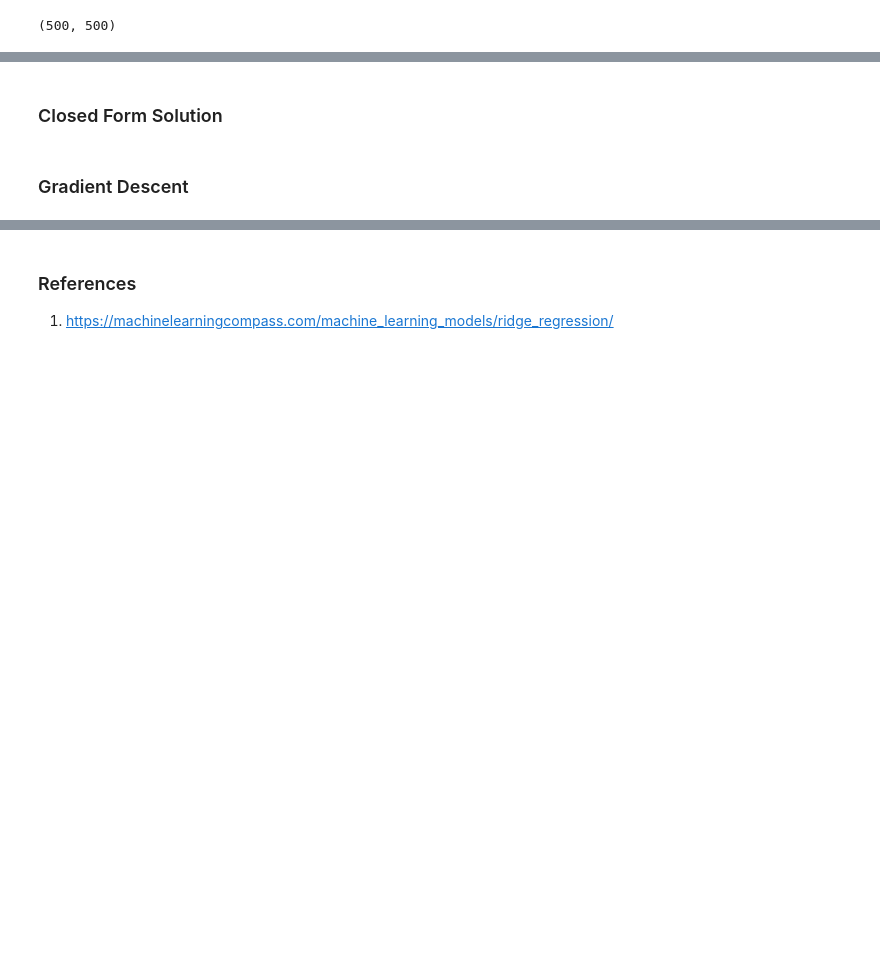
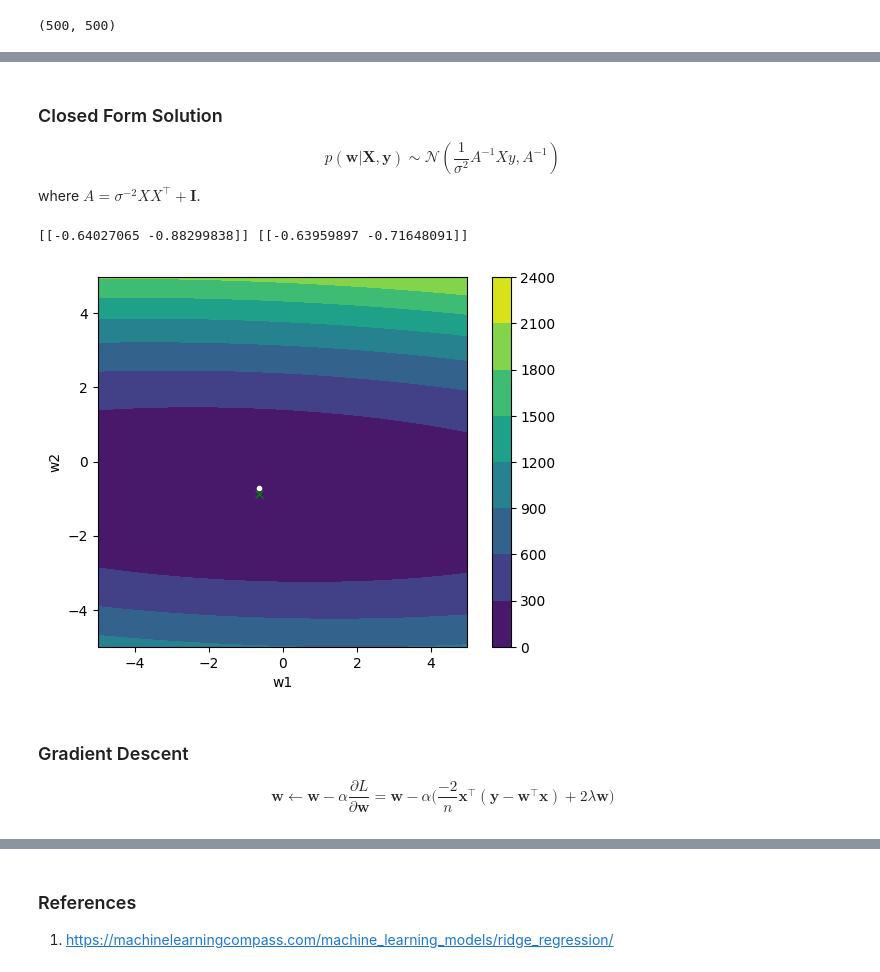
Before and after one commit to zcemycl/mlreading-hub, a Jupyter notebook: notes/ml/Ridge-Regression.ipynb, the cells around one changed output, grey strips where cells are left out. Cells and saved outputs as stored; diff of their text form; code cells hidden in the pictures; blank space fills up the shorter version.

```diff
--- a/notes/ml/Ridge-Regression.ipynb
+++ b/notes/ml/Ridge-Regression.ipynb
@@ -76,4 +83,25 @@ print(w)
 # %% [markdown]
 ### Closed Form Solution
+$$p(\mathbf{w}|\mathbf{X},\mathbf{y})\sim\mathcal{N}(\frac{1}{\sigma^2}A^{-1}Xy,A^{-1})$$
+where $A = \sigma^{-2}XX^\top+\mathbf{I}$.
+# %%
+A = mm(x_,x_.T)+np.identity(2)
+tmp = lu_solve(lu_factor(A), x_)
+w_est = mm(tmp,y.T).T
+# %%
+fig = plt.figure()
+ax = fig.add_subplot(111)
+cs = ax.contourf(w1,w2,rss)
+ax.plot(w[0,0],w[0,1],'w.')
+ax.plot(w_est[0,0],w_est[0,1],'gx')
+ax.set_xlabel('w1')
+ax.set_ylabel('w2')
+fig.colorbar(cs)
+ax.set_aspect(1)
+print(w_est,w)
+# %% [output]
+[[-0.64027065 -0.88299838]] [[-0.63959897 -0.71648091]]
+[figure, added]
 # %% [markdown]
 ### Gradient Descent
+$$\mathbf{w} \leftarrow \mathbf{w}-\alpha\frac{\partial L}{\partial \mathbf{w}} = \mathbf{w}-\alpha\big(\frac{-2}{n}\mathbf{x}^\top(\mathbf{y}-\mathbf{w}^\top\mathbf{x})+2\lambda\mathbf{w}\big)$$
```
Also changed, not shown: parts of 8 cells of this notebook, 1 other file.
